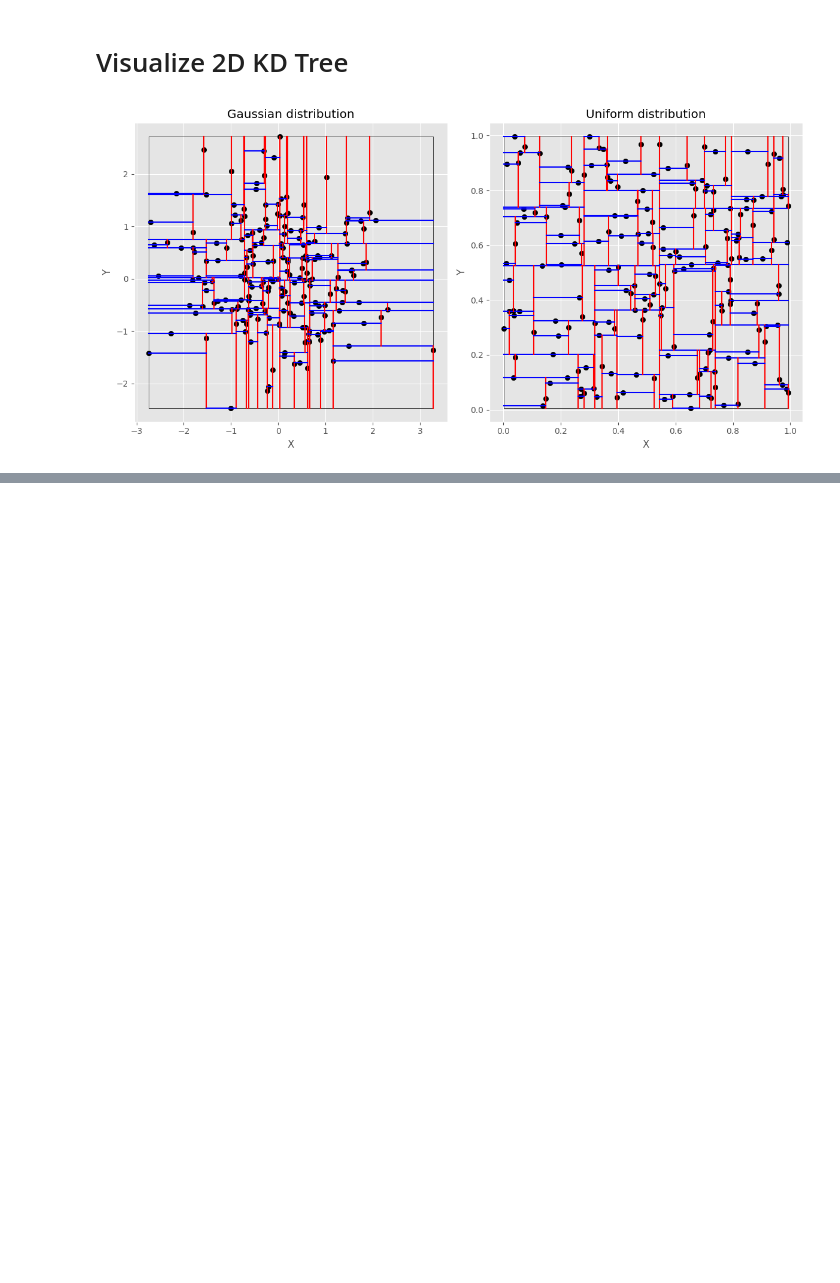
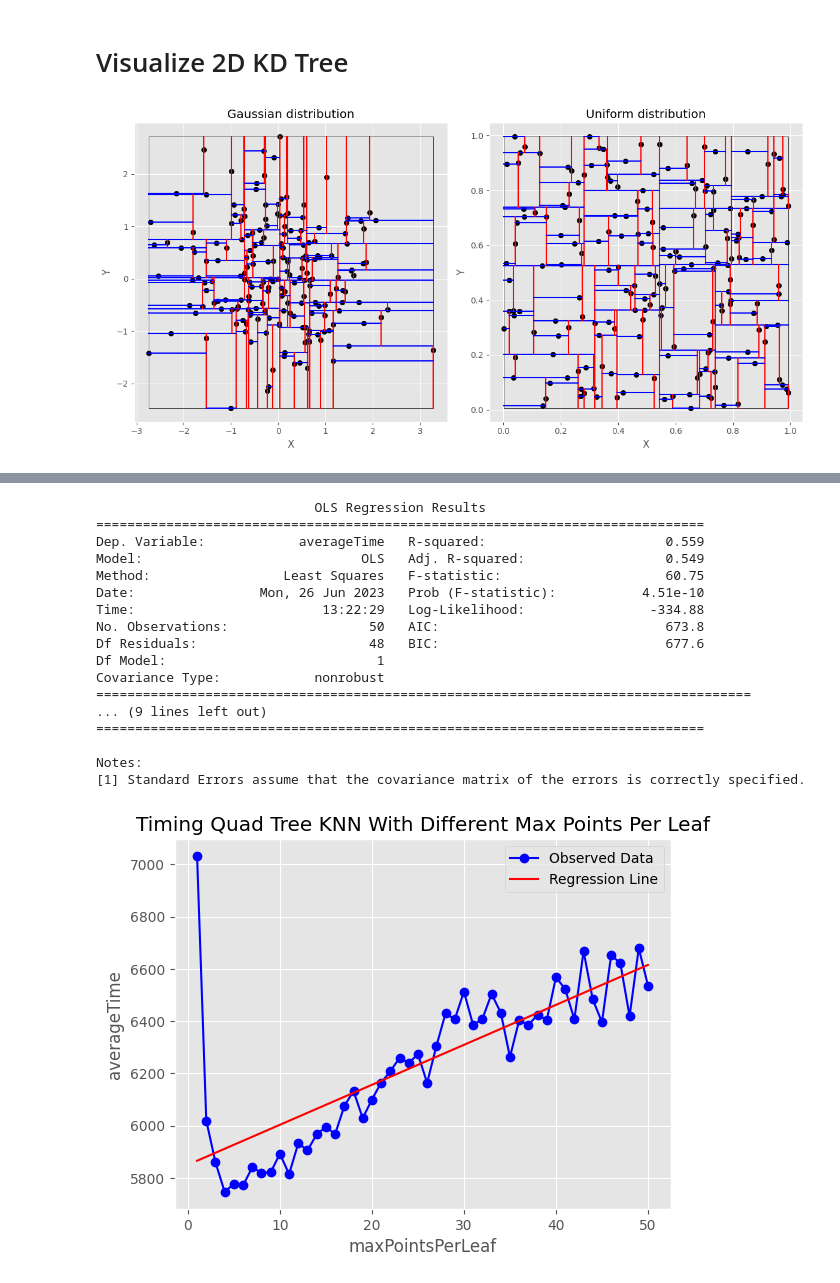
Before and after one commit to YuanRuQian/cs6017-labs, a Jupyter notebook: HW4/HW4.ipynb, the cells around one changed output, grey strips where cells are left out. Drawn from its saved outputs; the diff is of its cells as text; code cells hidden in the pictures; blank space fills up the shorter version.

```diff
--- a/HW4/HW4.ipynb
+++ b/HW4/HW4.ipynb
@@ -153,0 +307,56 @@ plt.show()
+# %%
+# Read the CSV file into a pandas DataFrame
+data = pd.read_csv('QuadTreeWithDifferentMaxPointsPerLeaf.csv')
+
+# Extract the columns from the DataFrame
+maxPointsPerLeaf = data['maxPointsPerLeaf']
+averageTime = data['averageTime']
+
+# Create the plot
+plt.plot(maxPointsPerLeaf, averageTime, color='blue',
+         marker='o', label='Observed Data')
+plt.xlabel('maxPointsPerLeaf')
+plt.ylabel('averageTime')
+plt.title('Timing Quad Tree KNN With Different Max Points Per Leaf')
+plt.grid(True)
+
+# Perform linear regression
+# Add a constant term to the predictor variable
+X = sm.add_constant(maxPointsPerLeaf)
+model = sm.OLS(averageTime, X)
+results = model.fit()
+
+# Print the regression results
+print(results.summary())
+
+# Generate regression line values
+x_vals = np.linspace(min(maxPointsPerLeaf), max(maxPointsPerLeaf), 100)
+y_vals = results.params[0] + results.params[1] * x_vals
+
+# Add regression line to the plot
+plt.plot(x_vals, y_vals, color='red', label='Regression Line')
+
+# Add legend
+plt.legend()
+
+# Show the plot
+plt.show()
+# %% [output]
+                            OLS Regression Results
+==============================================================================
+Dep. Variable:            averageTime   R-squared:                       0.559
+Model:                            OLS   Adj. R-squared:                  0.549
+Method:                 Least Squares   F-statistic:                     60.75
+Date:                Mon, 26 Jun 2023   Prob (F-statistic):           4.51e-10
+Time:                        13:22:29   Log-Likelihood:                -334.88
+No. Observations:                  50   AIC:                             673.8
+Df Residuals:                      48   BIC:                             677.6
+Df Model:                           1
+Covariance Type:            nonrobust
+====================================================================================
+... (9 lines left out)
+==============================================================================
+
+Notes:
+[1] Standard Errors assume that the covariance matrix of the errors is correctly specified.
+[figure, added]
```
Also changed, not shown: parts of 11 cells of this notebook, 10 other files.
